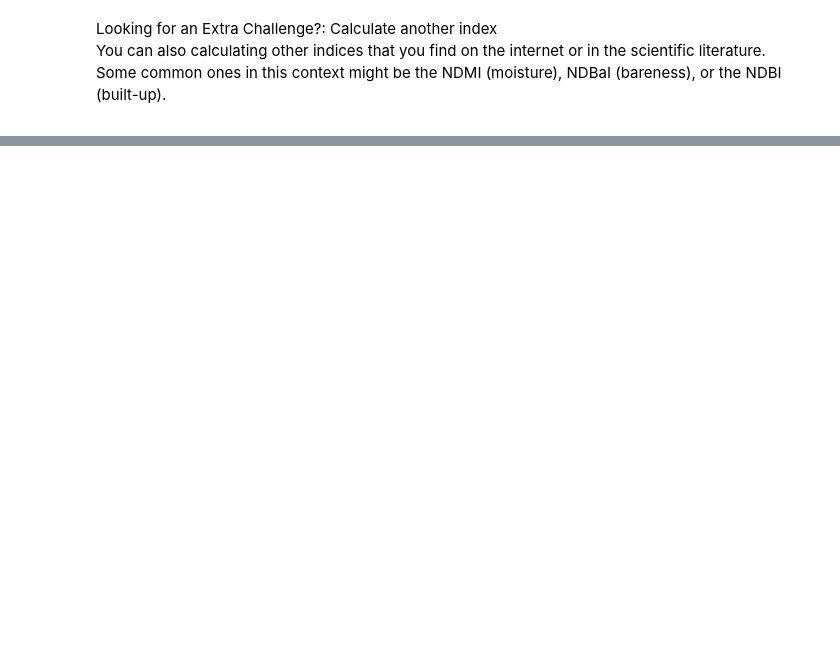
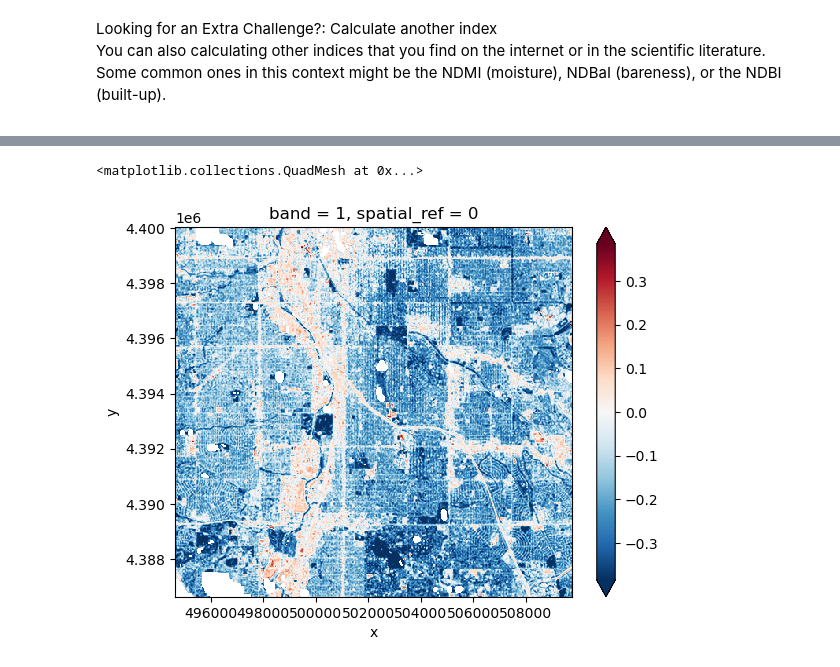
Before and after one commit to earthlab-education/fundamentals-04-redlining-brglea, a Jupyter notebook: notebooks/redlining-03-spectral-indices.ipynb, the cells around one changed output, grey strips where cells are left out. Drawn from its saved outputs; the diff is of its cells as text; code cells hidden in the pictures; blank space fills up the shorter version.

```diff
--- a/notebooks/redlining-03-spectral-indices.ipynb
+++ b/notebooks/redlining-03-spectral-indices.ipynb
@@ -60,0 +80,12 @@ be the NDMI (moisture), NDBaI (bareness), or the NDBI (built-up).</p></div></div
+# %%
+# Try the formula above using SWIR1
+ndbi_da = (
+    (band_dict['swir1']- band_dict['nir'])
+    /
+    (band_dict['swir1'] + band_dict['nir'])
+)
+
+ndbi_da.plot(robust=True)
+# %% [output]
+<matplotlib.collections.QuadMesh at 0x...>
+[figure, added]
```
Also changed, not shown: parts of 6 cells of this notebook, 2 other files.
